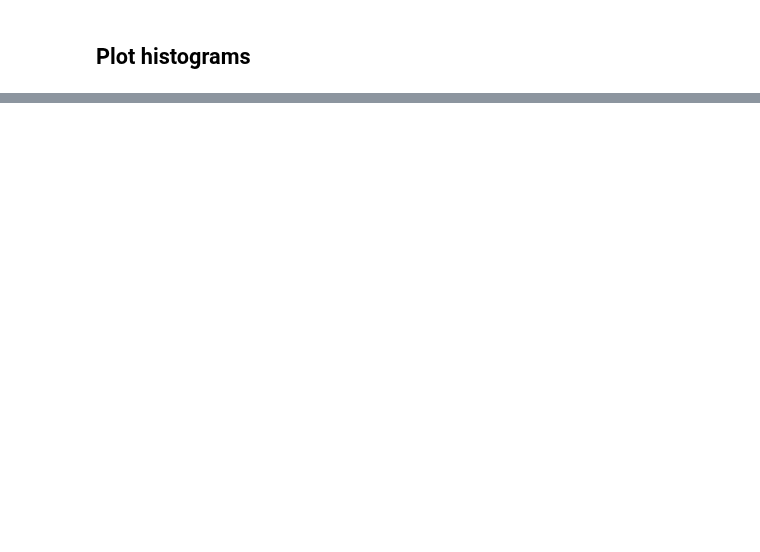
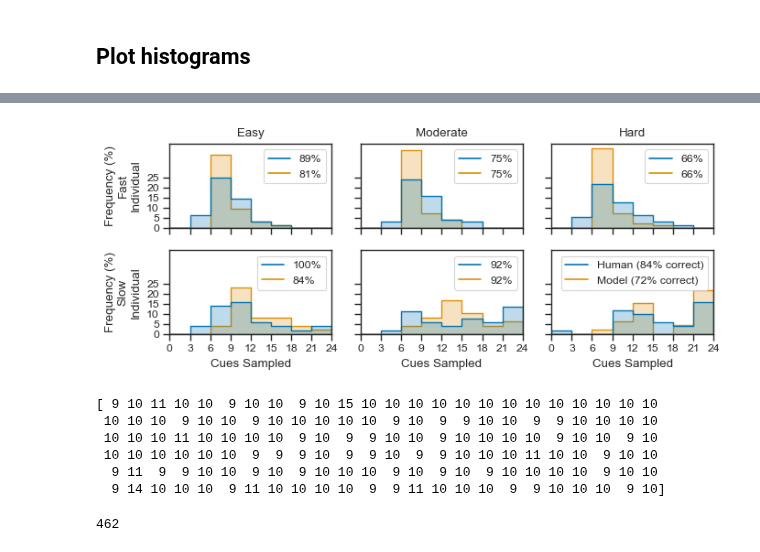
Before and after one commit to psipeter/speed-accuracy-tradeoff, a Jupyter notebook: individual_behavior.ipynb, the cells around one changed output, grey strips where cells are left out. Drawn from its saved outputs; the diff is of its cells as text; code cells hidden in the pictures; blank space fills up the shorter version.

```diff
--- a/individual_behavior.ipynb
+++ b/individual_behavior.ipynb
@@ -134,0 +273,29 @@ fig.savefig(f"plots/extremes.png", dpi=600)
+# %%
+plot("tmTds_fast_abs", "38", "tmTDs_fast_abs")
+# %% [output]
+[figure, added]
+# %%
+fast_data =
+print(fast_data)
+# %% [output]
+[ 9 10 11 10 10  9 10 10  9 10 15 10 10 10 10 10 10 10 10 10 10 10 10 10
+ 10 10 10  9 10 10  9 10 10 10 10 10  9 10  9  9 10 10  9  9 10 10 10 10
+ 10 10 10 11 10 10 10 10  9 10  9  9 10 10  9 10 10 10 10  9 10 10  9 10
+ 10 10 10 10 10 10  9  9  9 10  9  9 10  9  9 10 10 10 11 10 10  9 10 10
+  9 11  9  9 10 10  9 10  9 10 10 10  9 10  9 10  9 10 10 10 10  9 10 10
+  9 14 10 10 10  9 11 10 10 10 10  9  9 11 10 10 10  9  9 10 10 10  9 10]
+# %%
+pid = 1
+with open('data/pids.pkl', 'rb') as f:
+    pids = pickle.load(f)
+participant_ID = pids[pid]
+empirical = pd.read_pickle("data/empirical.pkl").query("maxSamples==12 & delta==0.4 & participant_id==@participant_ID")['cues'].to_numpy()
+sim = pd.read_pickle(f"data/tmTds_fast_results.pkl").query("agent=='model'")['cues'].to_numpy()
+nTrials = empirical.shape[0]
+total_loss = 0
+for trial in range(nTrials):
+    loss = np.square(sim[trial] - empirical[trial])
+    total_loss += loss
+print(total_loss)
+# %% [output]
+462
```
Also changed, not shown: parts of 11 cells of this notebook.
